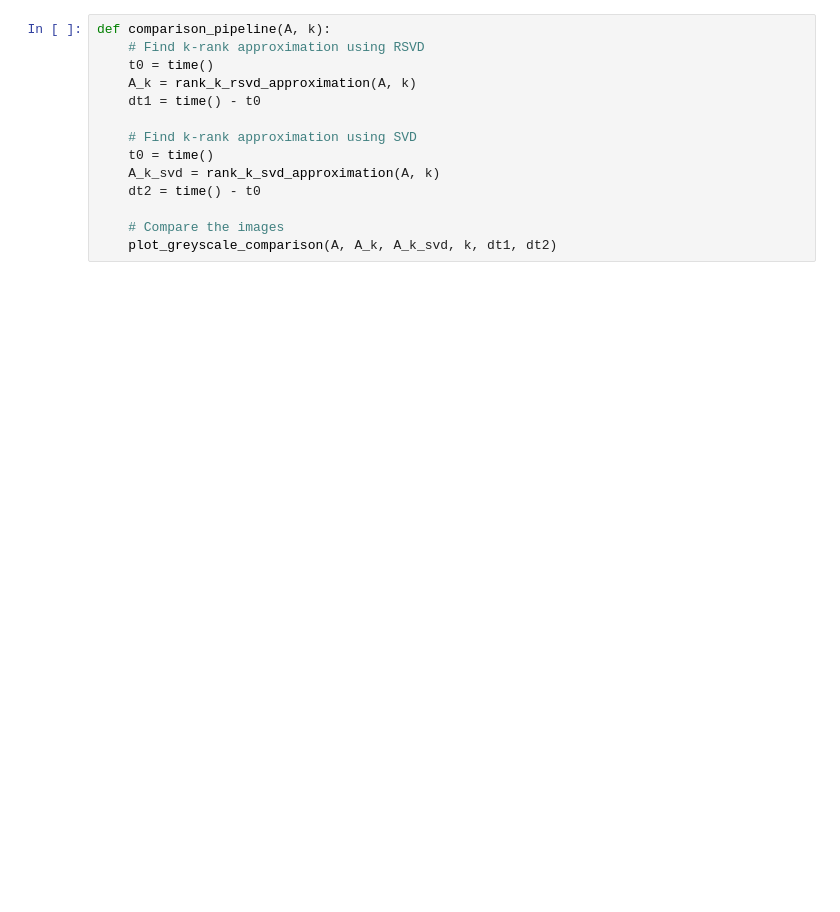
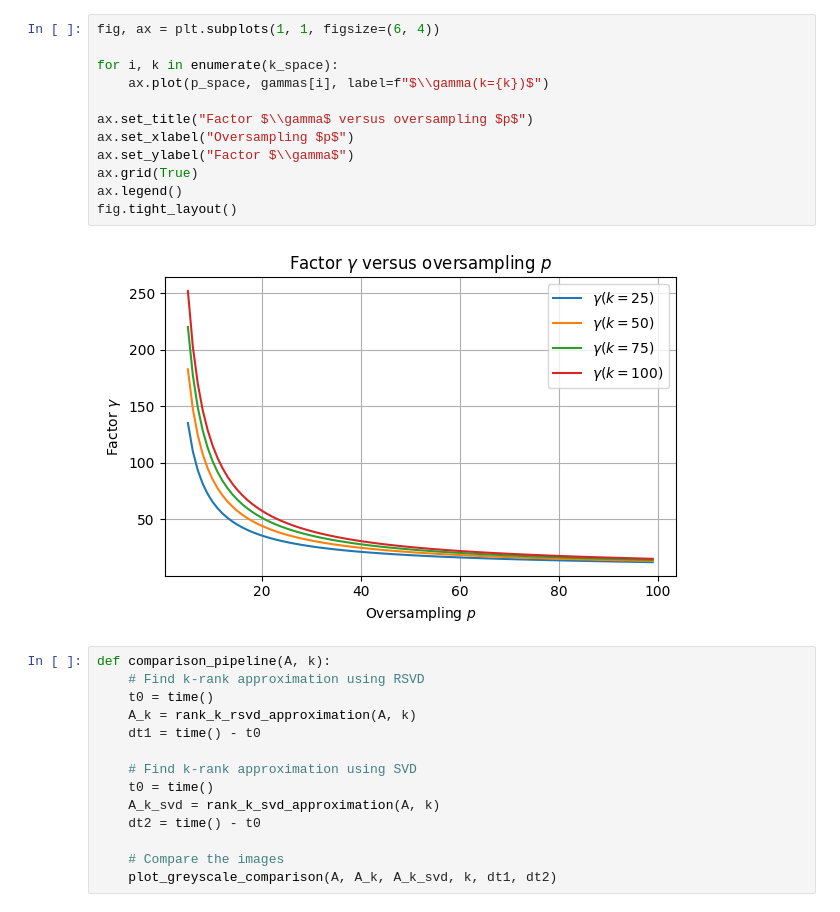
Before and after one commit to EliasSev/randomized-svd-paper, a Jupyter notebook: notebooks/rsdv.ipynb, the cells around one changed output. Drawn from its saved outputs; the diff is of its cells as text; blank space fills up the shorter version.

```diff
--- a/notebooks/rsdv.ipynb
+++ b/notebooks/rsdv.ipynb
@@ -79,3 +165,17 @@ A.shape
+# %%
+fig, ax = plt.subplots(1, 1, figsize=(6, 4))
+
+for i, k in enumerate(k_space):
+    ax.plot(p_space, gammas[i], label=f"$\\gamma(k={k})$")
+
+ax.set_title("Factor $\\gamma$ versus oversampling $p$")
+ax.set_xlabel("Oversampling $p$")
+ax.set_ylabel("Factor $\\gamma$")
+ax.grid(True)
+ax.legend()
+fig.tight_layout()
+# %% [output]
+[figure, added]
 # %%
 def comparison_pipeline(A, k):
     # Find k-rank approximation using RSVD
```
Also changed, not shown: parts of 14 cells of this notebook, 4 other files.
